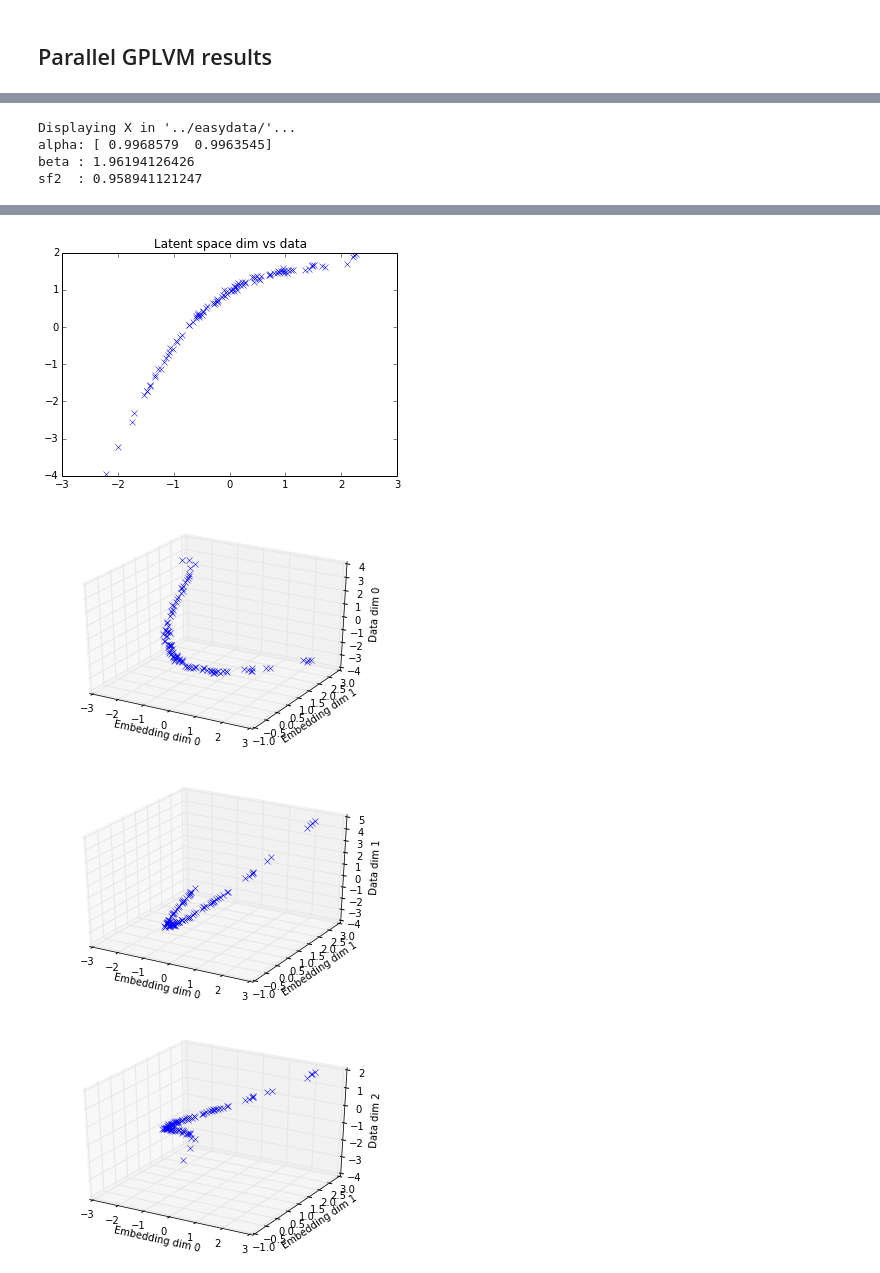
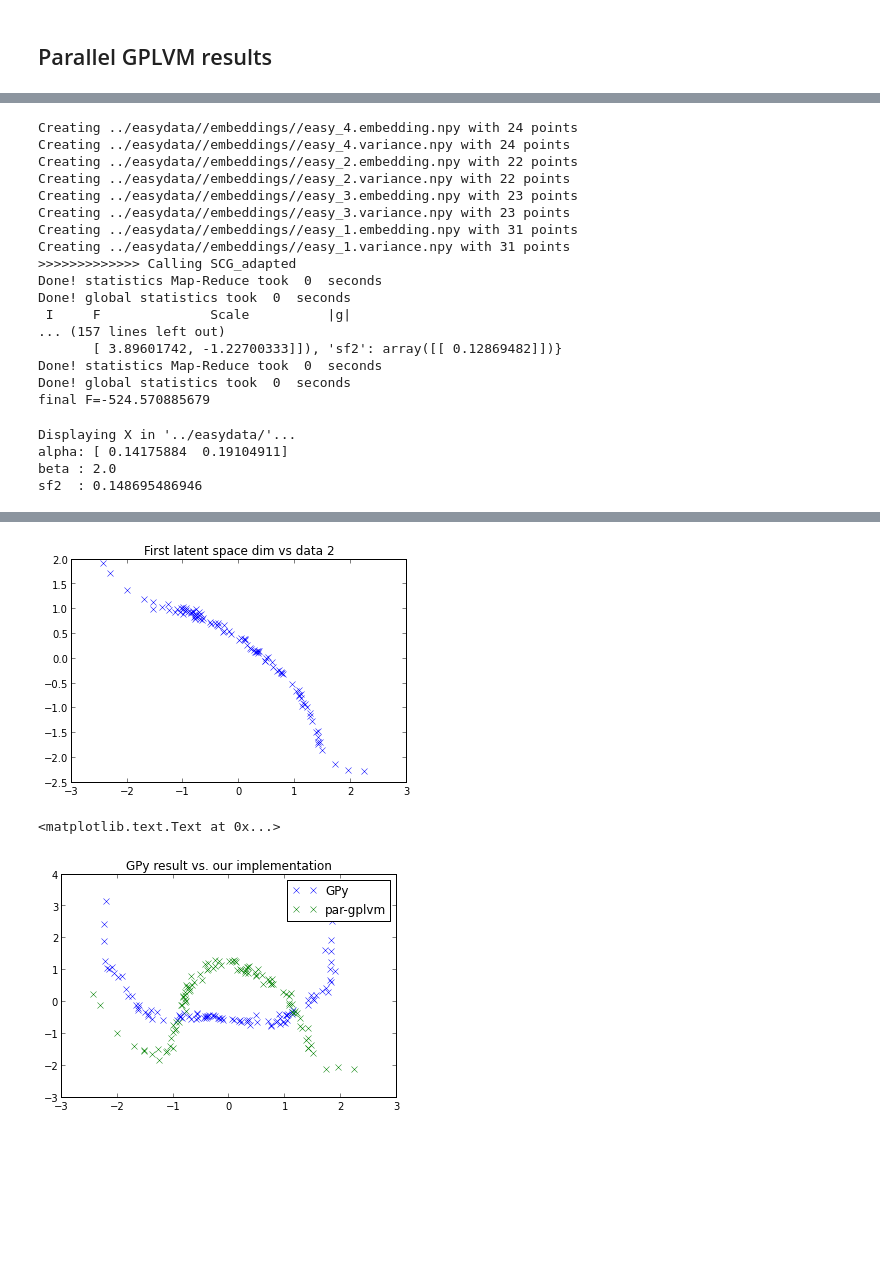
Before and after one commit to markvdw/GParML, a Jupyter notebook: Notebooks/easydata.ipynb, the cells around one changed output, grey strips where cells are left out. Saved outputs shown, nothing was run; the diff lists cells and outputs as text; code cells hidden in the pictures; blank space fills up the shorter version.

Commit message:
Small changes. Just visualising, debugging, commenting out print etc.

```diff
--- a/Notebooks/easydata.ipynb
+++ b/Notebooks/easydata.ipynb
@@ -86,7 +86,6 @@ We now run the GPy Bayesian GPLVM to see if sensible results are obtained. Sheff
 Q = 2
 num_inducing = 10
 # %%
-import GPy
 np.random.seed(0)
 
 # Normalise data
@@ -96,7 +95,7 @@ Yn /= Yn.std(0)
 # Set up model
 rbf_comp = GPy.kern.rbf(Q, ARD=True)
 kern = rbf_comp + GPy.kern.bias(Q, np.exp(-2)) + GPy.kern.white(Q, np.exp(-2))
-m = GPy.models.BayesianGPLVM(Y, Q, kernel=kern, num_inducing=10)
+m = GPy.models.BayesianGPLVM(Yn, Q, kernel=kern, num_inducing=10)
 m['.*lengt'] = 1.               # ???
 m['noise'] = Yn.var() / 100
 m.ensure_default_constraints()
@@ -155,25 +150,0 @@ This is a bit more difficult, as we need to copy the input data to a bunch of fi
-# %%
-P = 4
-path = '../easydata/'
-
-# First delete all current inputs & embeddings
-filelist = glob.glob(path + "/inputs/*")
-filelist.extend(glob.glob(path + "/embeddings/*"))
-for f in filelist:
-    os.remove(f)
-
-# Open files for writing the divided dataset into
-f = []
-for p in xrange(1, P + 1):
-    name = path + 'inputs/easy_' + str(p)
-    f.append(open(name, 'w'))
-
-# Divide up dataset
-for y in Y:
-    x_str = ",".join(np.char.mod('%f', y))
-    randf = random.choice(f)
-    randf.write(x_str)
-    randf.write('\n')
-
-for fi in f:
-    fi.close()
@@ -223,6 +151,28 @@ final F=-1521.13183714
+# %%
+import scg_adapted
+reload(scg_adapted)
+execfile('easydata-pargplvm.py')
+# %% [output]
+Creating ../easydata//embeddings//easy_4.embedding.npy with 24 points
+Creating ../easydata//embeddings//easy_4.variance.npy with 24 points
+Creating ../easydata//embeddings//easy_2.embedding.npy with 22 points
+Creating ../easydata//embeddings//easy_2.variance.npy with 22 points
+Creating ../easydata//embeddings//easy_3.embedding.npy with 23 points
+Creating ../easydata//embeddings//easy_3.variance.npy with 23 points
+Creating ../easydata//embeddings//easy_1.embedding.npy with 31 points
+Creating ../easydata//embeddings//easy_1.variance.npy with 31 points
+>>>>>>>>>>>>> Calling SCG_adapted
+Done! statistics Map-Reduce took  0  seconds
+Done! global statistics took  0  seconds
+ I     F              Scale          |g|
+... (157 lines left out)
+       [ 3.89601742, -1.22700333]]), 'sf2': array([[ 0.12869482]])}
+Done! statistics Map-Reduce took  0  seconds
+Done! global statistics took  0  seconds
+final F=-524.570885679
 # %%
+import show_embeddings
 reload(show_embeddings)
-import show_embeddings
 class empty:
     pass
 disp_opt = empty()
@@ -232,9 +182,15 @@ disp_opt.output_dimension = [0, 1, 2]
 disp_opt.plot2d = True
 disp_opt.plot3d = False
 args = [path]
-show_embeddings.run(disp_opt, args)
+pX = show_embeddings.run(disp_opt, args)
+
+plt.figure()
+plt.plot(m.X[:, 0], m.X[:, 1], 'x', label='GPy')
+plt.plot(pX[:, 0], pX[:, 1], 'x', label='par-gplvm')
+plt.legend()
+plt.title('GPy result vs. our implementation')
 # %% [output]
 Displaying X in '../easydata/'...
-alpha: [ 0.9968579  0.9963545]
-beta : 1.96194126426
-sf2  : 0.958941121247
+alpha: [ 0.14175884  0.19104911]
+beta : 2.0
+sf2  : 0.148695486946
@@ -244,4 +200,3 @@ sf2  : 0.958941121247
-[figure, old version]
+[figure, new version]
+<matplotlib.text.Text at 0x...>
-[figure, old version]
+[figure, new version]
-[figure, removed]
-[figure, removed]
```
Also changed, not shown: parts of 10 cells of this notebook, 10 other files.
